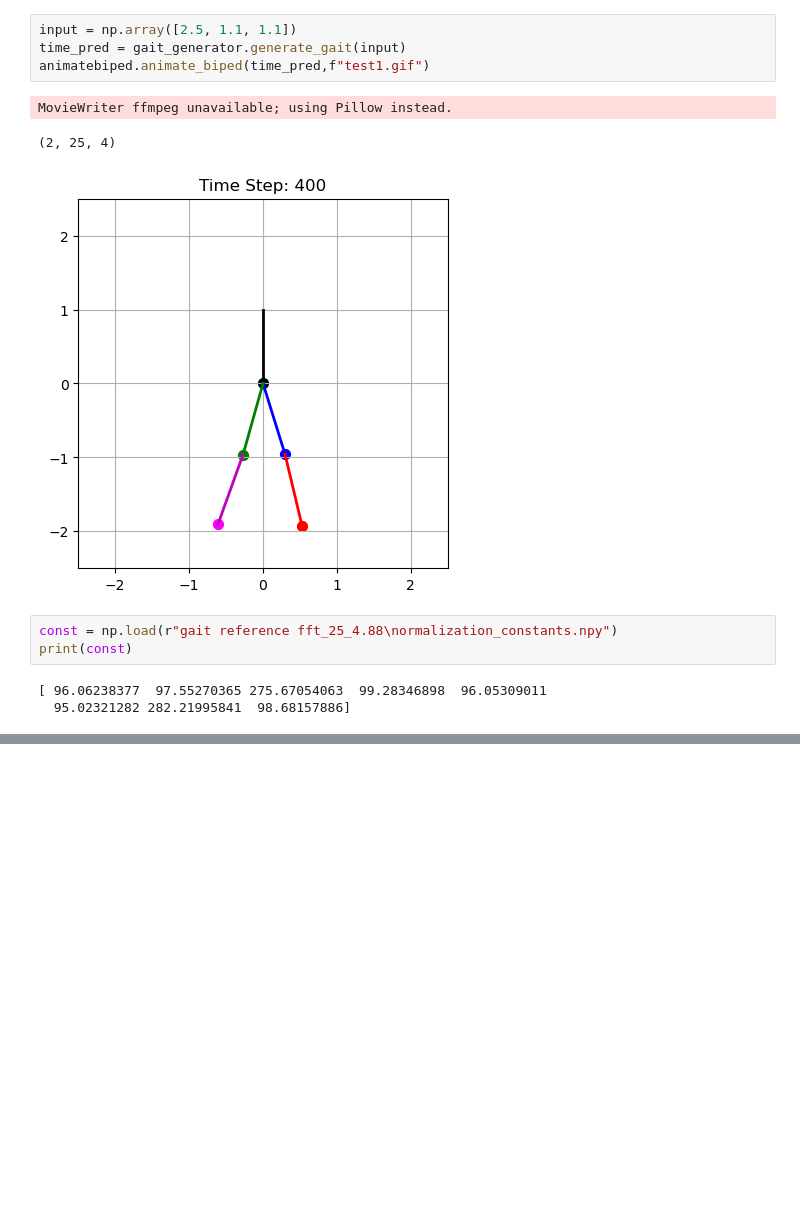
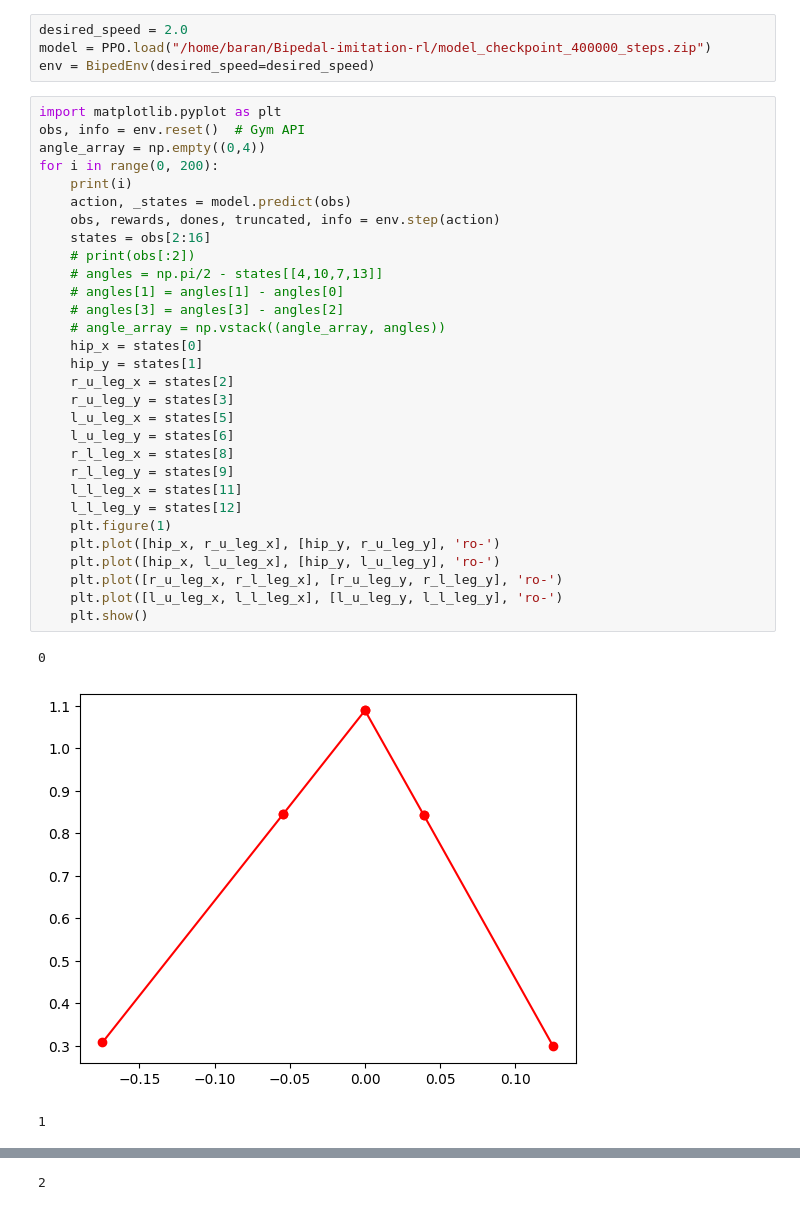
Before and after one commit to YusufAtes/Bipedal-imitation-rl, a Jupyter notebook: demo.ipynb, the cells around one changed output, grey strips where cells are left out. Cells and saved outputs as stored; diff of their text form; blank space fills up the shorter version.

```diff
--- a/demo.ipynb
+++ b/demo.ipynb
@@ -10,14 +11,38 @@ All packages are installed and working.
-# %%
-input = np.array([2.5, 1.1, 1.1])
-time_pred = gait_generator.generate_gait(input)
-animatebiped.animate_biped(time_pred,f"test1.gif")
-# %% [output]
-MovieWriter ffmpeg unavailable; using Pillow instead.
-(2, 25, 4)
-[figure, removed]
-# %%
-const = np.load(r"gait reference fft_25_4.88\normalization_constants.npy")
-print(const)
-# %% [output]
-[ 96.06238377  97.55270365 275.67054063  99.28346898  96.05309011
-  95.02321282 282.21995841  98.68157886]
+# %%
+desired_speed = 2.0
+model = PPO.load("/home/baran/Bipedal-imitation-rl/model_checkpoint_400000_steps.zip")
+env = BipedEnv(desired_speed=desired_speed)
+# %%
+import matplotlib.pyplot as plt
+obs, info = env.reset()  # Gym API
+angle_array = np.empty((0,4))
+for i in range(0, 200):
+    print(i)
+    action, _states = model.predict(obs)
+    obs, rewards, dones, truncated, info = env.step(action)
+    states = obs[2:16]
+    # print(obs[:2])
+    # angles = np.pi/2 - states[[4,10,7,13]]
+    # angles[1] = angles[1] - angles[0]
+    # angles[3] = angles[3] - angles[2]
+    # angle_array = np.vstack((angle_array, angles))
+    hip_x = states[0]
+    hip_y = states[1]
+    r_u_leg_x = states[2]
+    r_u_leg_y = states[3]
+    l_u_leg_x = states[5]
+    l_u_leg_y = states[6]
+    r_l_leg_x = states[8]
+    r_l_leg_y = states[9]
+    l_l_leg_x = states[11]
+    l_l_leg_y = states[12]
+    plt.figure(1)
+    plt.plot([hip_x, r_u_leg_x], [hip_y, r_u_leg_y], 'ro-')
+    plt.plot([hip_x, l_u_leg_x], [hip_y, l_u_leg_y], 'ro-')
+    plt.plot([r_u_leg_x, r_l_leg_x], [r_u_leg_y, r_l_leg_y], 'ro-')
+    plt.plot([l_u_leg_x, l_l_leg_x], [l_u_leg_y, l_l_leg_y], 'ro-')
+    plt.show()
+# %% [output]
+0
+[figure, added]
+1
@@ -23,0 +50 @@ print(const)
+2
```
Also changed, not shown: parts of 4 cells of this notebook, 34 other files.
